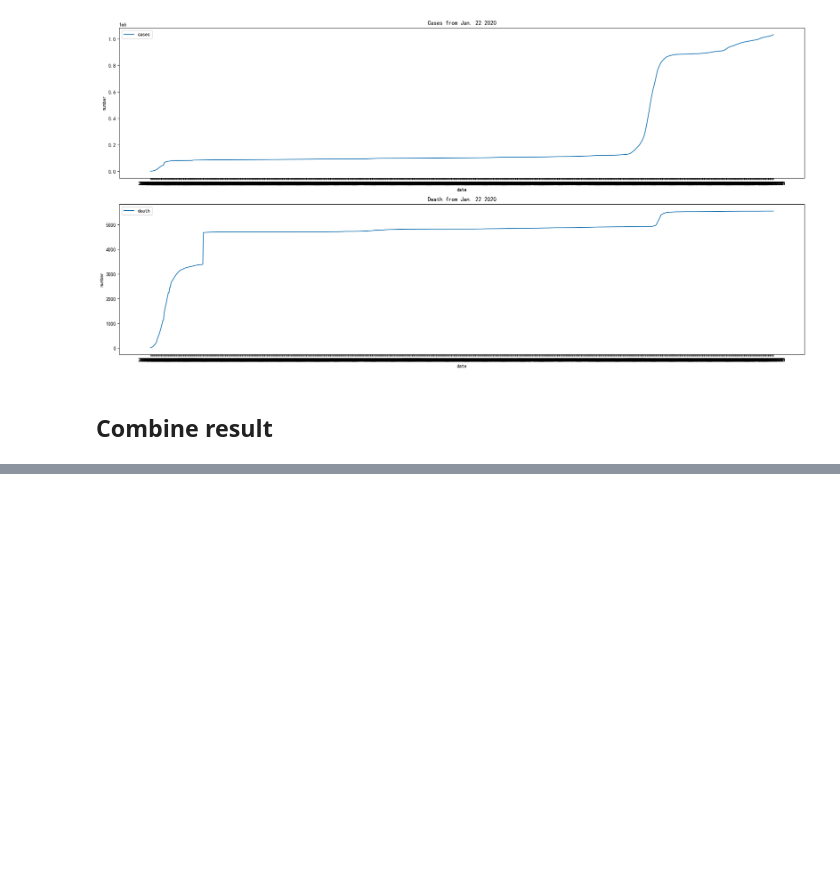
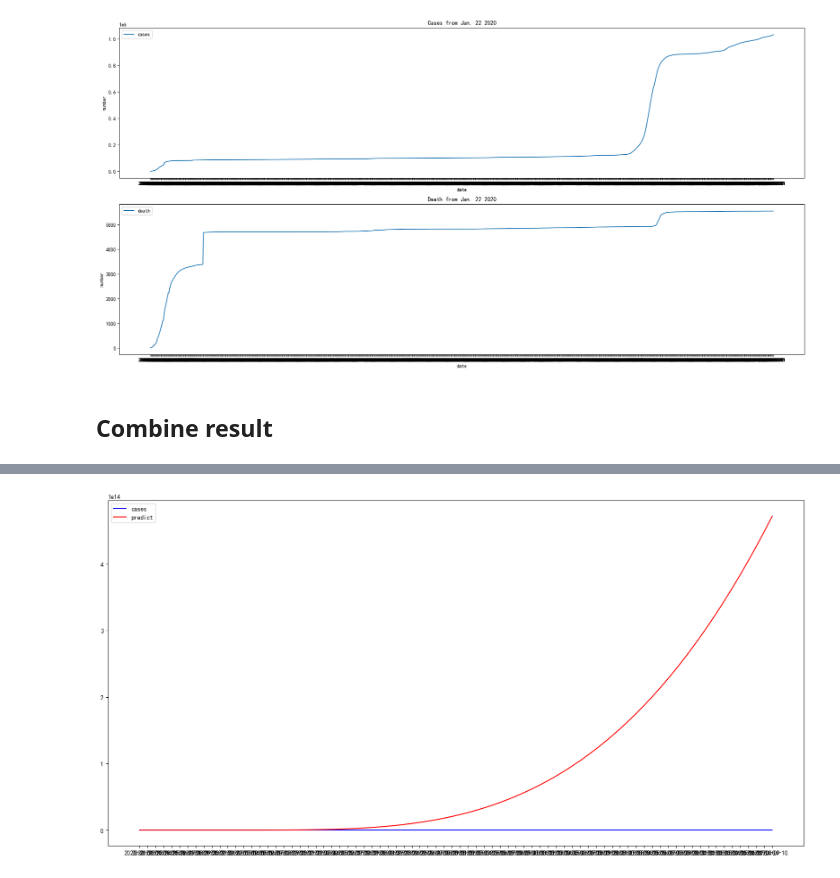
Before and after one commit to X-Fan-Jack/CASA05_quantitative_methods, a Jupyter notebook: personal_project/Covid_in_China.ipynb, the cells around one changed output, grey strips where cells are left out. Cells and saved outputs as stored; diff of their text form; code cells hidden in the pictures; blank space fills up the shorter version.

```diff
--- a/personal_project/Covid_in_China.ipynb
+++ b/personal_project/Covid_in_China.ipynb
@@ -296,19 +304,21 @@ memory usage: 768.0 bytes
 # %%
 
 
 
-x = result_csv["date"]
-y1 = result_csv["total_cases"]
-y2 = result_csv["total_deaths"]
+x = result_csv["date"][:80]
+y1 = result_csv["total_cases"][:80]
+y2 = case_pre[0]
 
 
 plt.figure(figsize=(20, 10), dpi=100)
 
 plt.plot(x, y1, color='blue', label='cases')
-plt.plot(x, y2, color='red', label='deaths')
+plt.plot(x, y2, color='red', label='predict')
 
 # plt.grid(alpha=0.4)
 
 plt.legend(loc='upper left')
 
 plt.show()
+# %% [output]
+[figure, added]
```
Also changed, not shown: parts of 1 cell of this notebook.
